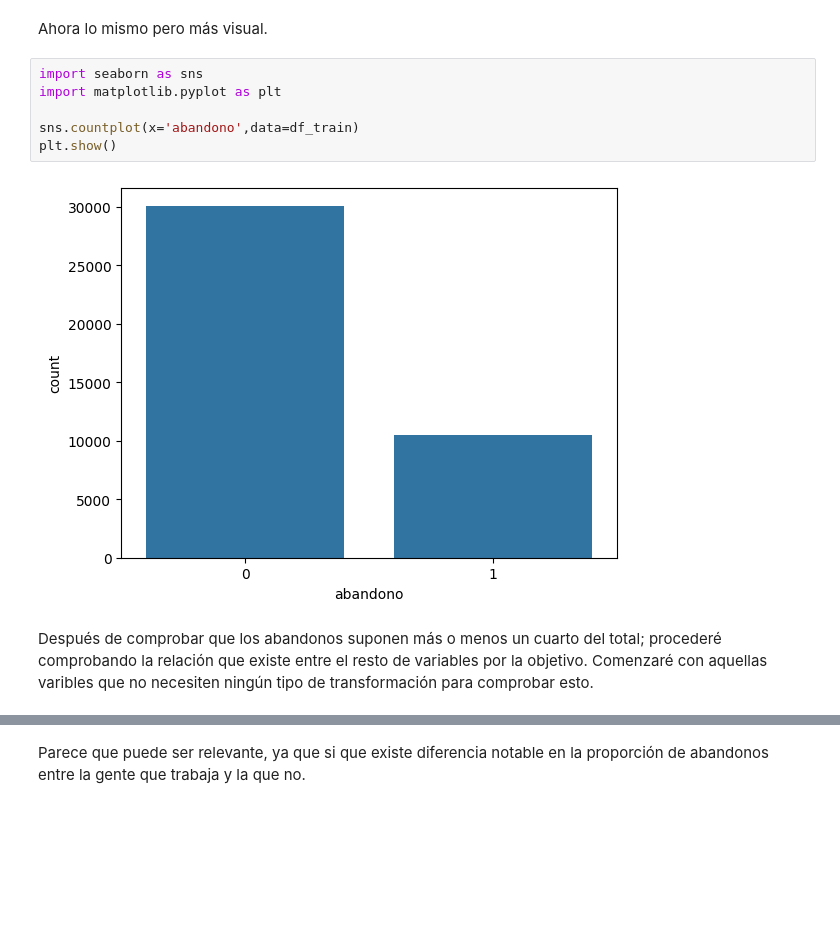
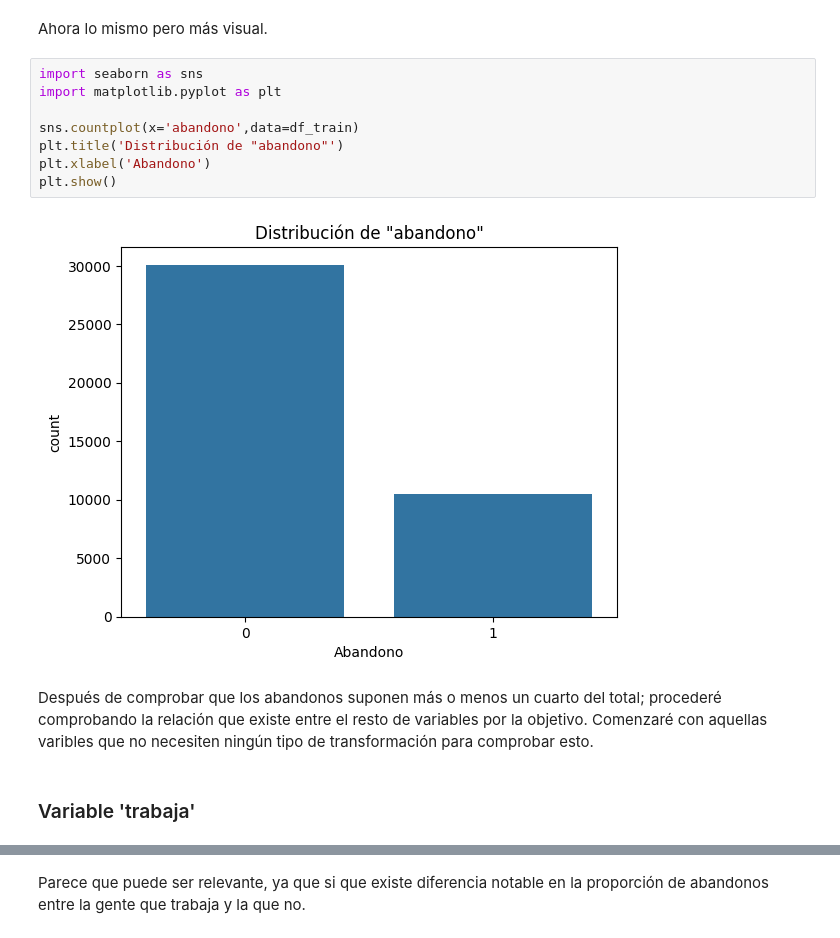
Before and after one commit to Marcos-Wth/Practica_1_Mineria_de_Datos, a Jupyter notebook: Práctica 1 - Análisis, procesamiento y validación .ipynb, the cells around one changed output, grey strips where cells are left out. Drawn from its saved outputs; the diff is of its cells as text; blank space fills up the shorter version.

```diff
--- a/Práctica 1 - Análisis, procesamiento y validación .ipynb
+++ b/Práctica 1 - Análisis, procesamiento y validación .ipynb
@@ -214,11 +214,15 @@ Ahora lo mismo pero más visual.
 # %%
 import seaborn as sns
 import matplotlib.pyplot as plt
 
 sns.countplot(x='abandono',data=df_train)
+plt.title('Distribución de "abandono"')
+plt.xlabel('Abandono')
 plt.show()
 # %% [output]
-[figure, old version]
+[figure, new version]
 # %% [markdown]
 Después de comprobar que los abandonos suponen más o menos un cuarto del total; procederé comprobando la relación que existe entre el resto de variables por la objetivo. Comenzaré con aquellas varibles que no necesiten ningún tipo de transformación para comprobar esto.
+# %% [markdown]
+### Variable 'trabaja'
 # %%
```
Also changed, not shown: parts of 58 cells of this notebook.
